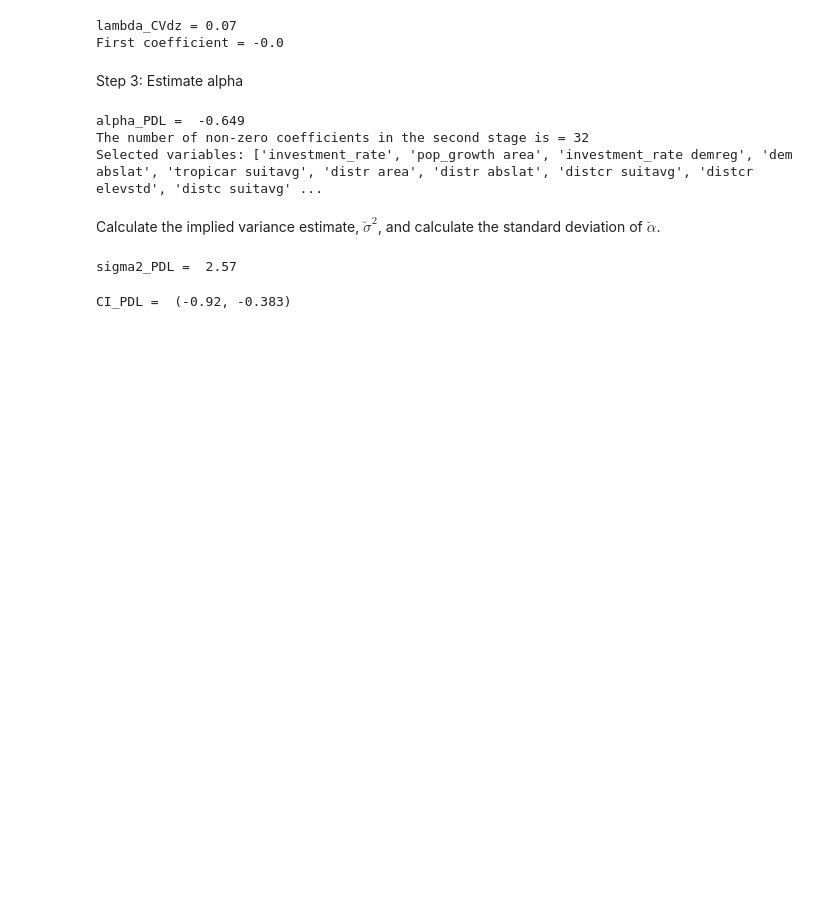
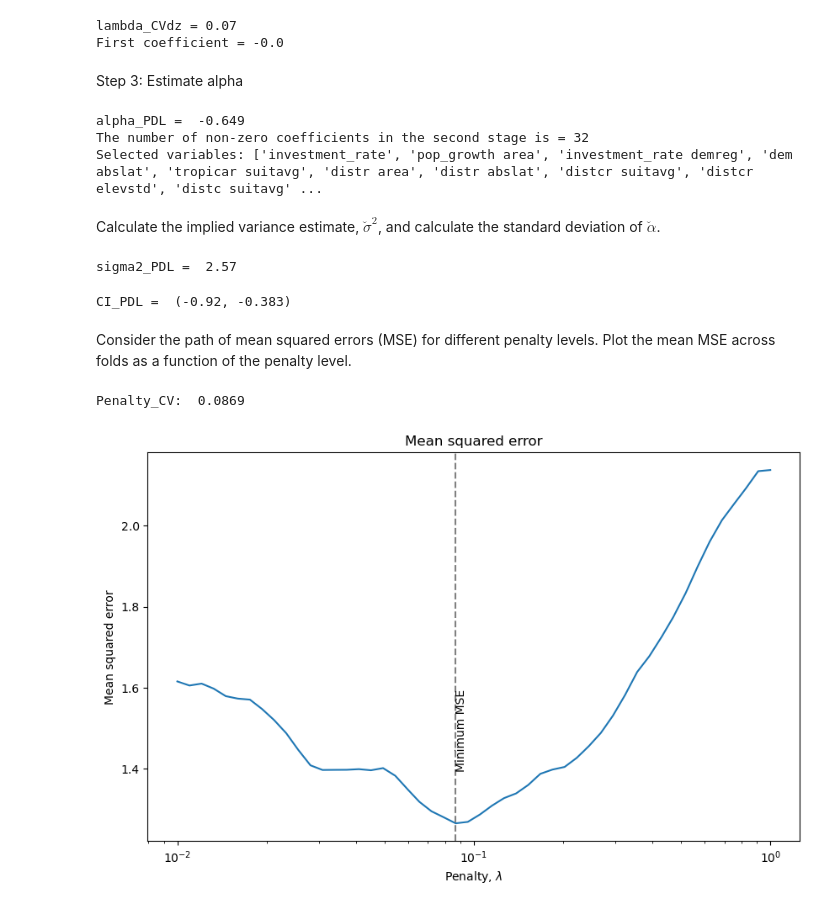
Before and after one commit to wzr768/AME-Clara-Theis-Ida, a Jupyter notebook: Project 2/Project2.ipynb, the cells around one changed output. Saved outputs shown, nothing was run; the diff lists cells and outputs as text; code cells hidden in the pictures; blank space fills up the shorter version.

```diff
--- a/Project 2/Project2.ipynb
+++ b/Project 2/Project2.ipynb
@@ -324,3 +324,5 @@ CI_high_PDL = alpha_PDL + q * se_PDL
 print("CI_PDL = ",(CI_low_PDL.round(2),CI_high_PDL.round(3)))
 # %% [output]
 CI_PDL =  (-0.92, -0.383)
+# %% [markdown]
+Consider the path of mean squared errors (MSE) for different penalty levels. Plot the mean MSE across folds as a function of the penalty level.
@@ -326,0 +337,58 @@ CI_PDL =  (-0.92, -0.383)
+# %%
+# Estimate the model using LassoCV
+fit_CV = LassoCV(cv=5, alphas=penalty_grid).fit(X_stan,y)
+
+# Investigate the penalty
+penalty_CV = fit_CV.alpha_
+print('Penalty_CV: ', round(penalty_CV,4))
+
+# Retrieve penalty and MSE
+penalties_CV = fit_CV.alphas_
+MSE_CV = np.mean(fit_CV.mse_path_, axis=1)
+# %% [output]
+Penalty_CV:  0.0869
+# %%
+# Define a function that plots the MSE as a function of the penalty parameter
+
+def plot_MSE_path(penalty_grid, MSE):
+    """
+    Plots the mean squared error (MSE) as a function of the penalty parameter.
+
+    Parameters:
+    penalty_grid (array-like): The penalty parameter values.
+    MSE (array-like): The corresponding MSE values.
+
+    """
+    # Initiate figure
+    fig, ax = plt.subplots(figsize=(10, 6))
+
+    # Plot MSE as a function of the penalty parameter
+    ax.plot(penalty_grid, MSE)
+
+    # Set log scale for the x-axis
+    ax.set_xscale('log')
+
+    # Plot minimum MSE
+    min_MSE_idx = np.argmin(MSE)
+    min_MSE_penalty = penalty_grid[min_MSE_idx]
+    min_MSE_value = MSE[min_MSE_idx]
+    ax.axvline(x=min_MSE_penalty, linestyle='--', color='grey')
+
+    # Position the "Minimum MSE" text within plot bounds
+    y_text_position = min(min_MSE_value * 1.1, max(MSE) * 0.9)  # 10% above the minimum MSE or below max MSE
+    ax.text(min_MSE_penalty, y_text_position, "Minimum MSE", rotation=90, verticalalignment='bottom')
+
+
+    # Add labels
+    plt.xlabel('Penalty, $\lambda$')
+    plt.ylabel('Mean squared error')
+    plt.title('Mean squared error')
+
+    # Display plot
+    plt.show()
+    plt.close()
+# %%
+# Plot MSE as a function of the penalty parameter
+plot_MSE_path(penalties_CV, MSE_CV)
+# %% [output]
+[figure, added]
```
Also changed, not shown: parts of 1 cell of this notebook.
